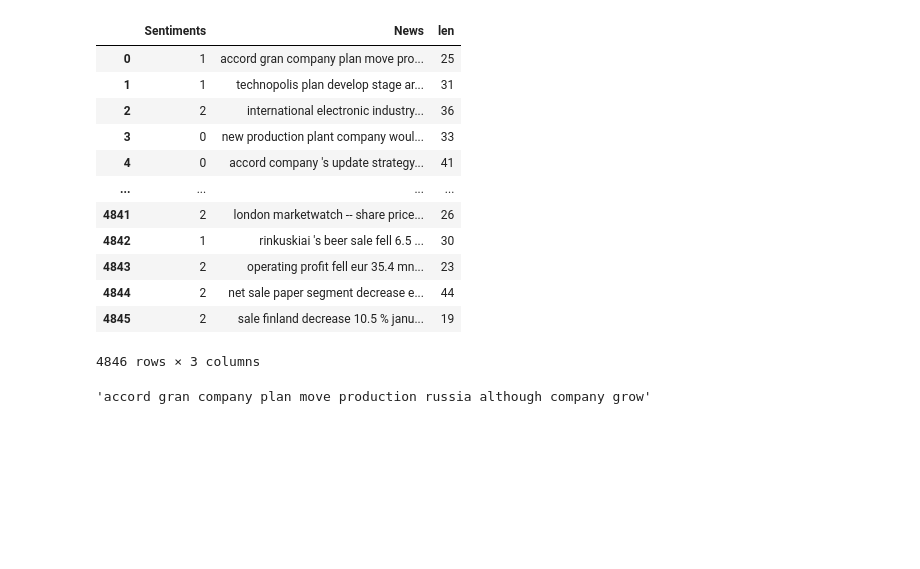
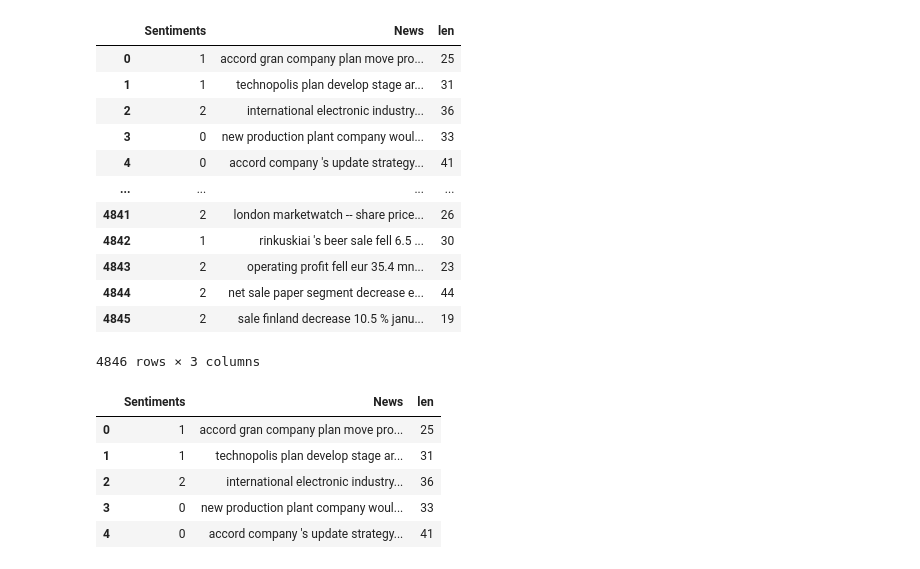
Before and after one commit to kalai2014/Sentiment-Analysis-of-Financial-News-, a Jupyter notebook: main.ipynb, the cells around one changed output. Cells and saved outputs as stored; diff of their text form; code cells hidden in the pictures; blank space fills up the shorter version.

```diff
--- a/main.ipynb
+++ b/main.ipynb
@@ -8,7 +8,7 @@ from keras.models import Sequential
 from keras.layers import TextVectorization
 from keras.utils import pad_sequences
 # %%
-df=pd.read_csv('/content/drive/MyDrive/Ai_project/Dataset/all-data.csv',encoding='latin-1',names=['Sentiments','News'])
+df=pd.read_csv('/content/all-data.csv',encoding='latin-1',names=['Sentiments','News'])
 df
 # %% [output]
 |  | Sentiments | News |
@@ -253,7 +239,12 @@ df
 | 4844 | 2 | net sale paper segment decrease e... | 44 |
 | 4845 | 2 | sale finland decrease 10.5 % janu... | 19 |
 4846 rows × 3 columns
-# %%
-df['News'][0]
-# %% [output]
-'accord gran company plan move production russia although company grow'
+# %%
+df.head()
+# %% [output]
+|  | Sentiments | News | len |
+| 0 | 1 | accord gran company plan move pro... | 25 |
+| 1 | 1 | technopolis plan develop stage ar... | 31 |
+| 2 | 2 | international electronic industry... | 36 |
+| 3 | 0 | new production plant company woul... | 33 |
+| 4 | 0 | accord company 's update strategy... | 41 |
```
Also changed, not shown: parts of 20 cells of this notebook.
